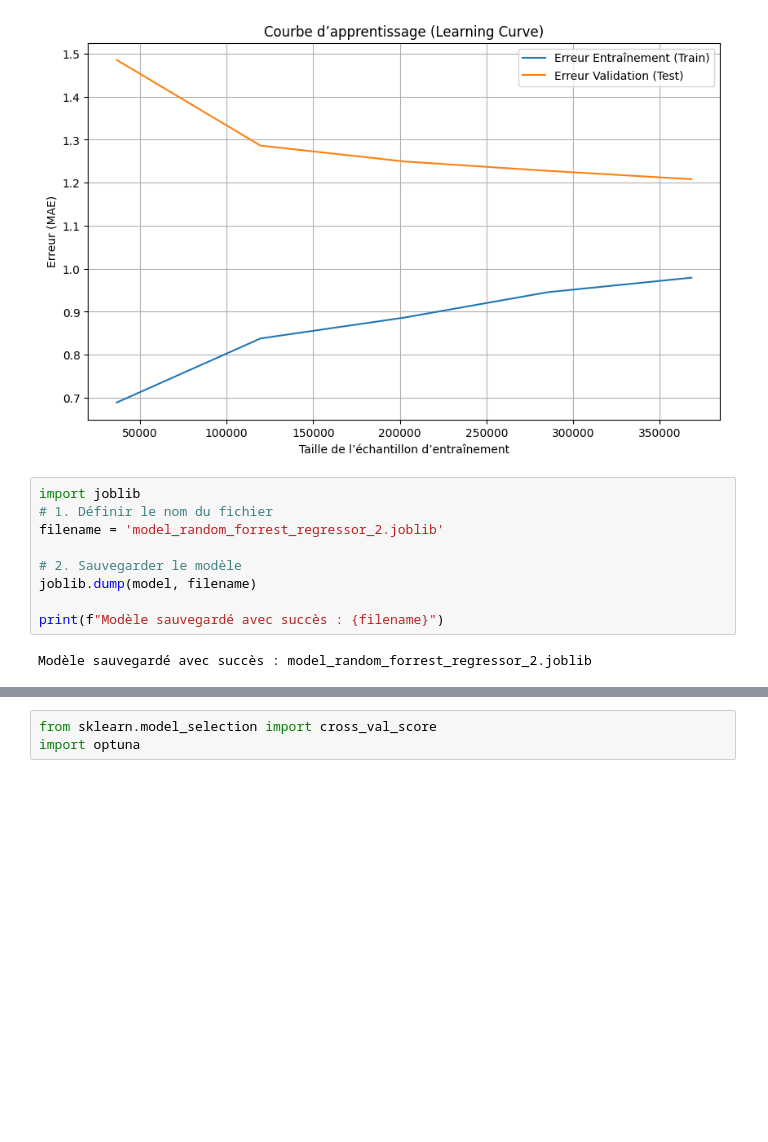
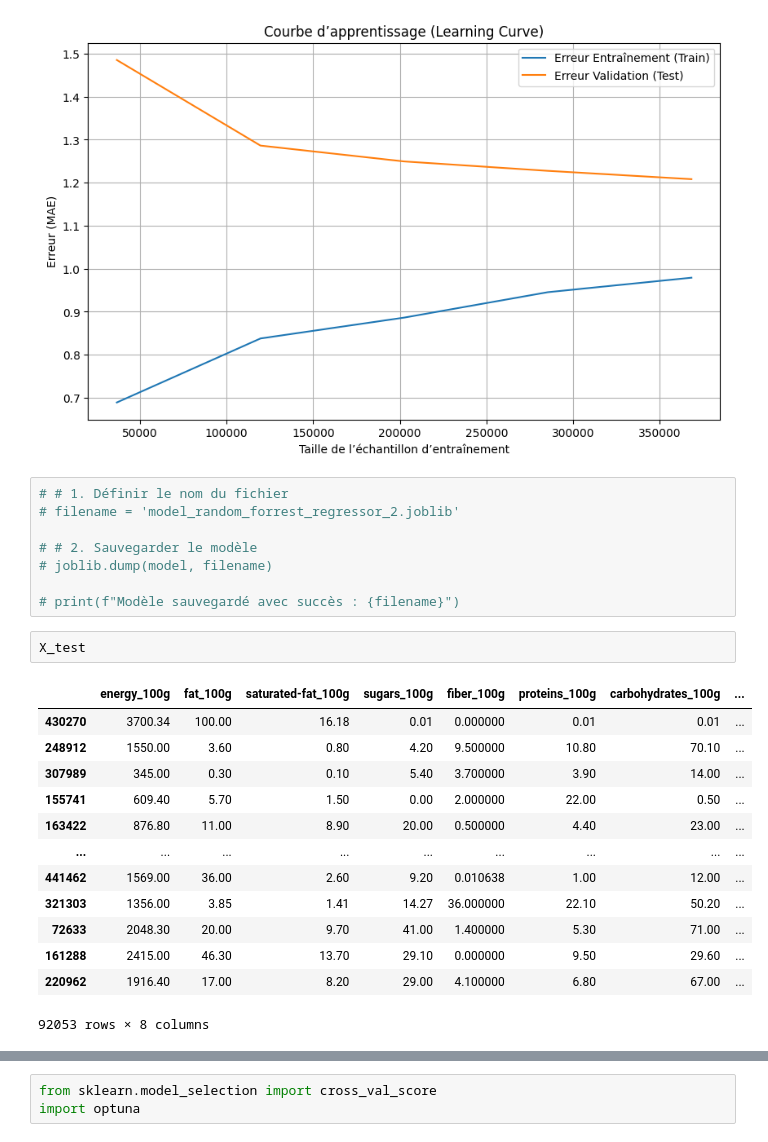
Before and after one commit to mhsylla/Openfoodfact, a Jupyter notebook: notebooks/project_starter.ipynb, the cells around one changed output, grey strips where cells are left out. Drawn from its saved outputs; the diff is of its cells as text; blank space fills up the shorter version.

```diff
--- a/notebooks/project_starter.ipynb
+++ b/notebooks/project_starter.ipynb
@@ -303,13 +344,26 @@ plt.show()
 # %% [output]
 [figure]
 # %%
-import joblib
-# 1. Définir le nom du fichier
-filename = 'model_random_forrest_regressor_2.joblib'
+# # 1. Définir le nom du fichier
+# filename = 'model_random_forrest_regressor_2.joblib'
 
-# 2. Sauvegarder le modèle
-joblib.dump(model, filename)
+# # 2. Sauvegarder le modèle
+# joblib.dump(model, filename)
 
-print(f"Modèle sauvegardé avec succès : {filename}")
+# print(f"Modèle sauvegardé avec succès : {filename}")
-# %% [output]
-Modèle sauvegardé avec succès : model_random_forrest_regressor_2.joblib
+# %%
+X_test
+# %% [output]
+|  | energy_100g | fat_100g | saturated-fat_100g | sugars_100g | fiber_100g | proteins_100g | carbohydrates_100g | ... |
+| 430270 | 3700.34 | 100.00 | 16.18 | 0.01 | 0.000000 | 0.01 | 0.01 | ... |
+| 248912 | 1550.00 | 3.60 | 0.80 | 4.20 | 9.500000 | 10.80 | 70.10 | ... |
+| 307989 | 345.00 | 0.30 | 0.10 | 5.40 | 3.700000 | 3.90 | 14.00 | ... |
+| 155741 | 609.40 | 5.70 | 1.50 | 0.00 | 2.000000 | 22.00 | 0.50 | ... |
+| 163422 | 876.80 | 11.00 | 8.90 | 20.00 | 0.500000 | 4.40 | 23.00 | ... |
+| ... | ... | ... | ... | ... | ... | ... | ... | ... |
+| 441462 | 1569.00 | 36.00 | 2.60 | 9.20 | 0.010638 | 1.00 | 12.00 | ... |
+| 321303 | 1356.00 | 3.85 | 1.41 | 14.27 | 36.000000 | 22.10 | 50.20 | ... |
+| 72633 | 2048.30 | 20.00 | 9.70 | 41.00 | 1.400000 | 5.30 | 71.00 | ... |
+| 161288 | 2415.00 | 46.30 | 13.70 | 29.10 | 0.000000 | 9.50 | 29.60 | ... |
+| 220962 | 1916.40 | 17.00 | 8.20 | 29.00 | 4.100000 | 6.80 | 67.00 | ... |
+92053 rows × 8 columns
```
Also changed, not shown: parts of 28 cells of this notebook, 1 other file.
